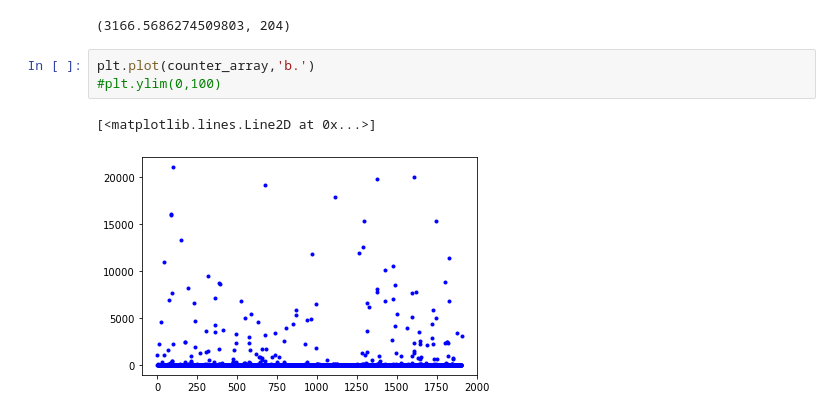
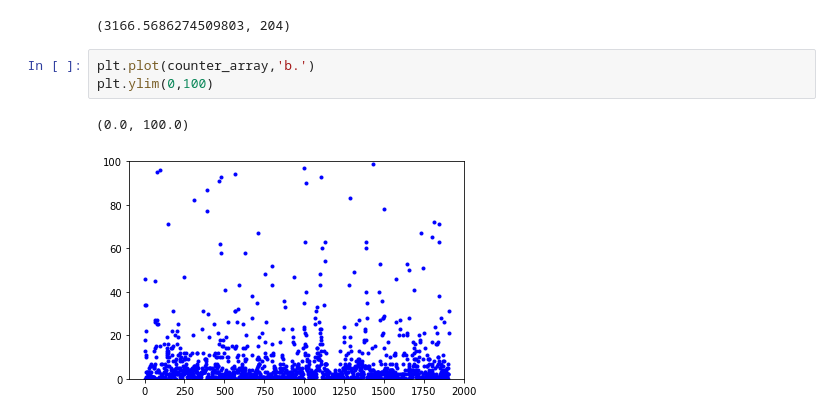
Before and after one commit to adam-bauer-34/climate-simp, a Jupyter notebook: OLLA/playground.ipynb, the cells around one changed output. Cells and saved outputs as stored; diff of their text form.

```diff
--- a/OLLA/playground.ipynb
+++ b/OLLA/playground.ipynb
@@ -858,7 +861,7 @@ avg, asdf
 (3166.5686274509803, 204)
 # %%
 plt.plot(counter_array,'b.')
-#plt.ylim(0,100)
+plt.ylim(0,100)
 # %% [output]
-[<matplotlib.lines.Line2D at 0x...>]
+(0.0, 100.0)
-[figure, old version]
+[figure, new version]
```
Also changed, not shown: parts of 2 cells of this notebook, 2 other files.
